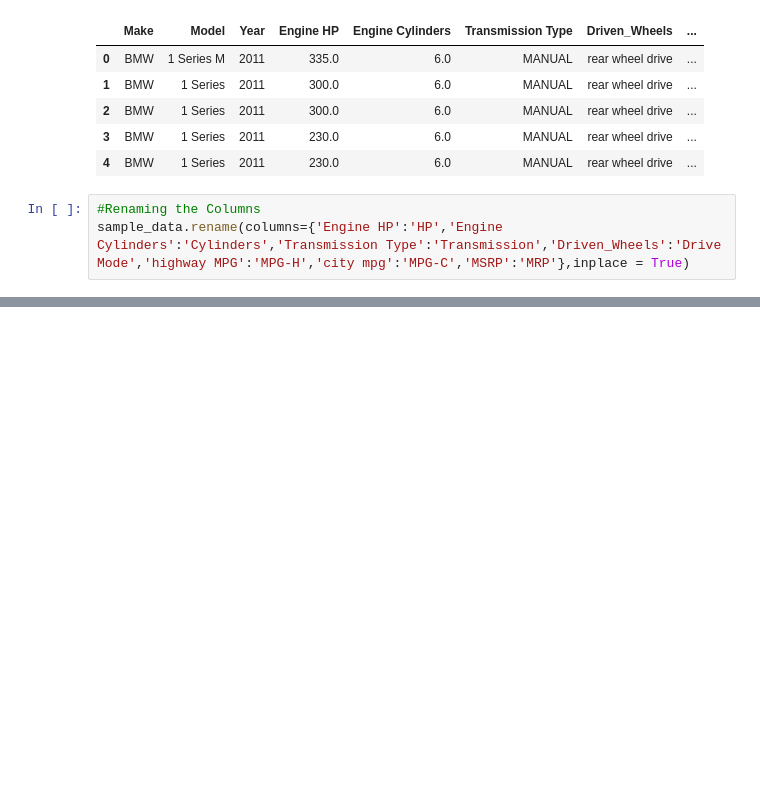
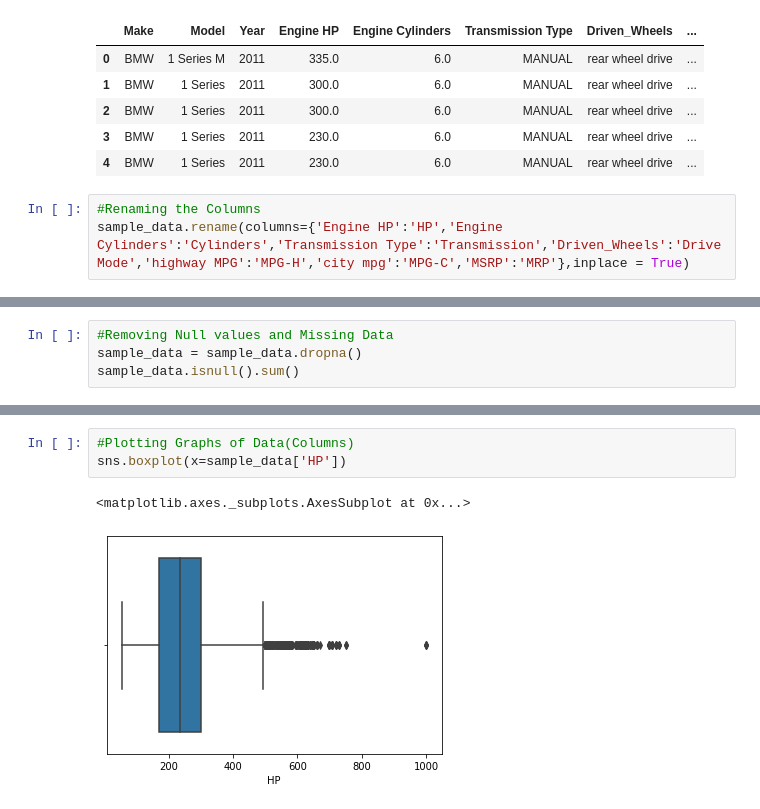
Before and after one commit to devkhetan/ML-Internship, a Jupyter notebook: ML_Internship_Project(B).ipynb, the cells around one changed output, grey strips where cells are left out. Drawn from its saved outputs; the diff is of its cells as text; blank space fills up the shorter version.

```diff
--- a/ML_Internship_Project(B).ipynb
+++ b/ML_Internship_Project(B).ipynb
@@ -131,0 +183,4 @@ sample_data.head()
+# %%
+#Removing Null values and Missing Data
+sample_data = sample_data.dropna()
+sample_data.isnull().sum()
@@ -131,0 +202,6 @@ sample_data.head()
+# %%
+#Plotting Graphs of Data(Columns)
+sns.boxplot(x=sample_data['HP'])
+# %% [output]
+<matplotlib.axes._subplots.AxesSubplot at 0x...>
+[figure, added]
```
Also changed, not shown: parts of 16 cells of this notebook.
